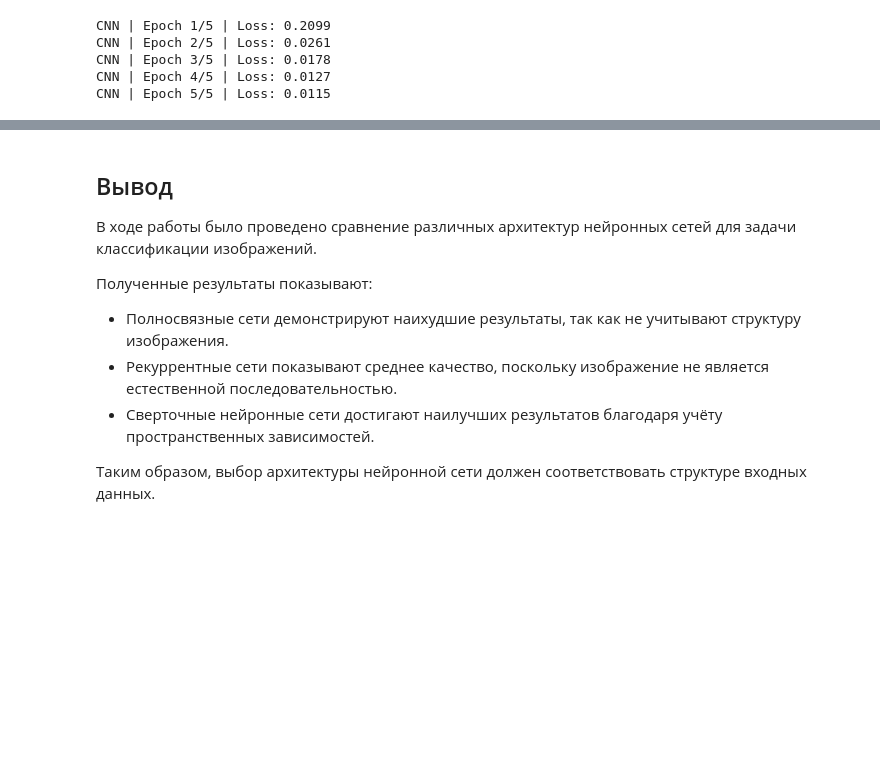
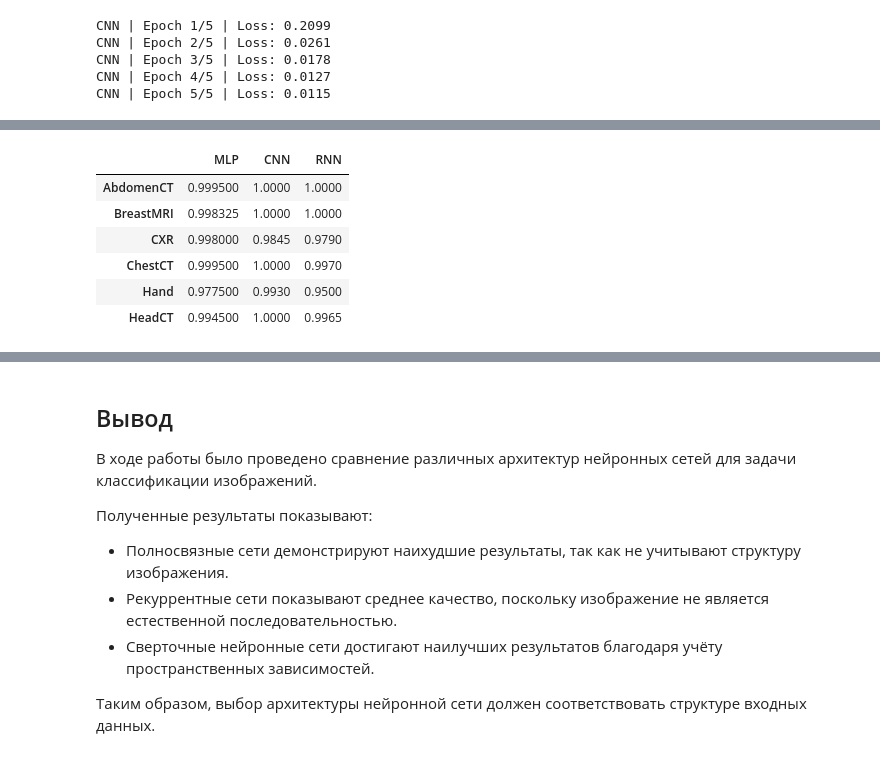
Before and after one commit to SupremeIntelligence/analysis-of-neural-network-architectures, a Jupyter notebook: mlp_rnn_cnn_image_classification.ipynb, the cells around one changed output, grey strips where cells are left out. Drawn from its saved outputs; the diff is of its cells as text; code cells hidden in the pictures; blank space fills up the shorter version.

```diff
--- a/mlp_rnn_cnn_image_classification.ipynb
+++ b/mlp_rnn_cnn_image_classification.ipynb
@@ -264,20 +303,5 @@ axes[1].legend()
 
 plt.tight_layout()
 plt.show()
-
-fig, axes = plt.subplots(1, 3, figsize=(16, 5))
-for ax, (name, model) in zip(axes, models.items()):
-    plot_confusion_matrix(
-        model=model,
-        test_loader=test_loader,
-        device=device,
-        classes=classes,
-        ax=ax,
-        color=color_map[name] + "s",
-        title=f"{name} Confusion Matrix"
-    )
-
-plt.tight_layout()
-plt.show()
 # %% [output]
 [figure]
@@ -284,0 +316,20 @@ plt.show()
+# %%
+per_class_dict = {}
+
+fig, axes = plt.subplots(1, 3, figsize=(16, 5))
+for ax, (name, model) in zip(axes, models.items()):
+    cm = get_confusion_matrix(model=model,
+                              test_loader=test_loader,
+                              device=device,)
+    plot_confusion_matrix(
+        cm=cm,
+        classes=classes,
+        ax=ax,
+        color=color_map[name] + "s",
+        title=f"{name} Confusion Matrix"
+    )
+    per_class_acc = cm.diagonal()/cm.sum(axis=1)
+    per_class_dict[name] = per_class_acc
+
+plt.tight_layout()
+plt.show()
@@ -284,0 +351,11 @@ plt.show()
+# %%
+per_class_df = pd.DataFrame(per_class_dict, index=classes)
+display(per_class_df)
+# %% [output]
+|  | MLP | CNN | RNN |
+| AbdomenCT | 0.999500 | 1.0000 | 1.0000 |
+| BreastMRI | 0.998325 | 1.0000 | 1.0000 |
+| CXR | 0.998000 | 0.9845 | 0.9790 |
+| ChestCT | 0.999500 | 1.0000 | 0.9970 |
+| Hand | 0.977500 | 0.9930 | 0.9500 |
+| HeadCT | 0.994500 | 1.0000 | 0.9965 |
```
Also changed, not shown: parts of 11 cells of this notebook, 1 other file.
